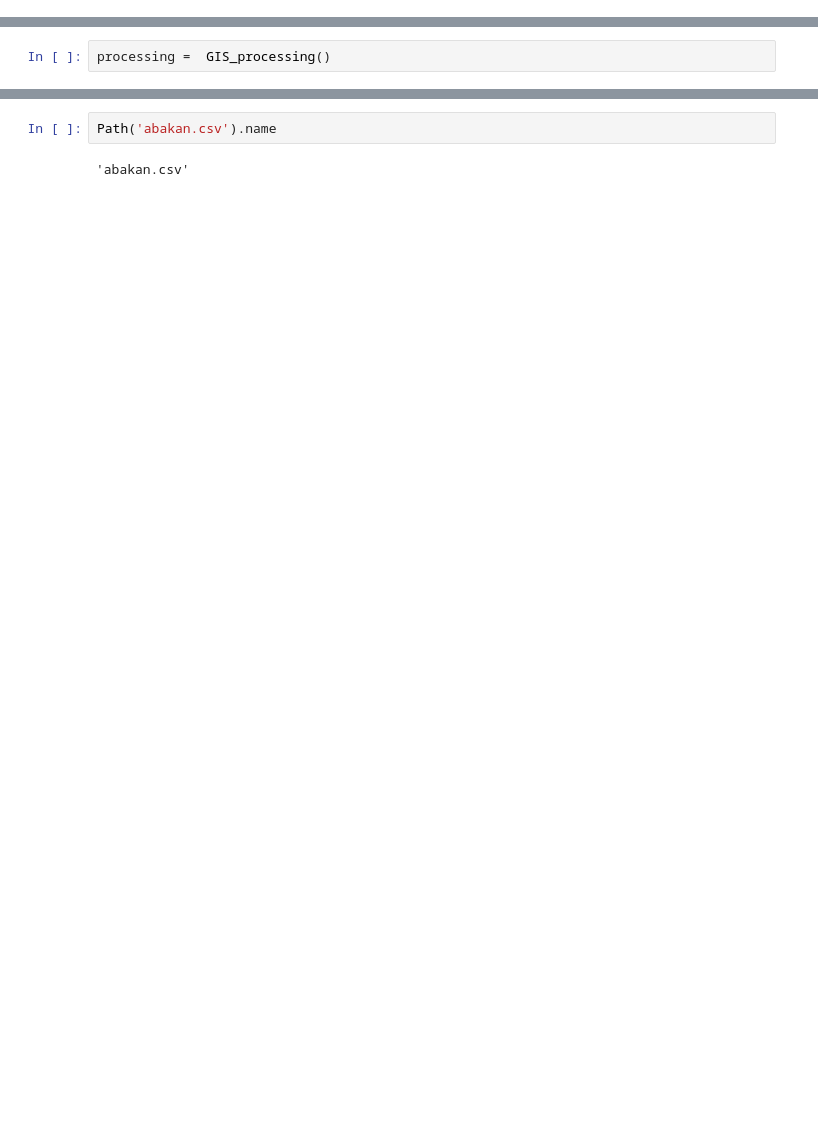
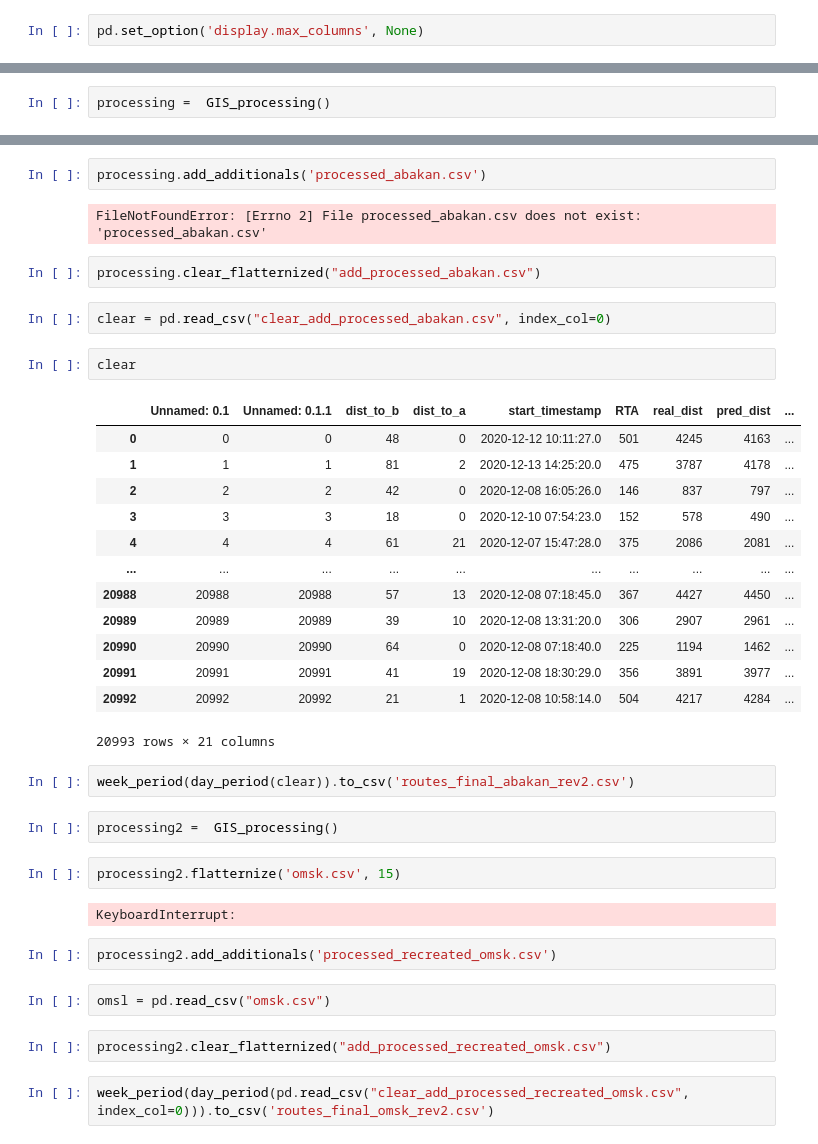
Before and after one commit to Eighonet/Graphs-and-Cakes, a Jupyter notebook: 2GIS_class.ipynb, the cells around one changed output, grey strips where cells are left out. Cells and saved outputs as stored; diff of their text form; blank space fills up the shorter version.

```diff
--- a/2GIS_class.ipynb
+++ b/2GIS_class.ipynb
@@ -4,6 +4,8 @@ import json
 from tqdm import tqdm
 import plotly.express as px
 from pathlib import Path
+# %%
+pd.set_option('display.max_columns', None)
 # %%
 import seaborn as sns
 
@@ -199,6 +332,42 @@ processing.flatternize('abakan.csv')
 # %% [output]
 KeyboardInterrupt:
-# %%
-Path('abakan.csv').name
-# %% [output]
-'abakan.csv'
+# %%
+processing.add_additionals('processed_abakan.csv')
+# %% [output]
+FileNotFoundError: [Errno 2] File processed_abakan.csv does not exist: 'processed_abakan.csv'
+# %%
+processing.clear_flatternized("add_processed_abakan.csv")
+# %%
+clear = pd.read_csv("clear_add_processed_abakan.csv", index_col=0)
+# %%
+clear
+# %% [output]
+|  | Unnamed: 0.1 | Unnamed: 0.1.1 | dist_to_b | dist_to_a | start_timestamp | RTA | real_dist | pred_dist | ... |
+| 0 | 0 | 0 | 48 | 0 | 2020-12-12 10:11:27.0 | 501 | 4245 | 4163 | ... |
+| 1 | 1 | 1 | 81 | 2 | 2020-12-13 14:25:20.0 | 475 | 3787 | 4178 | ... |
+| 2 | 2 | 2 | 42 | 0 | 2020-12-08 16:05:26.0 | 146 | 837 | 797 | ... |
+| 3 | 3 | 3 | 18 | 0 | 2020-12-10 07:54:23.0 | 152 | 578 | 490 | ... |
+| 4 | 4 | 4 | 61 | 21 | 2020-12-07 15:47:28.0 | 375 | 2086 | 2081 | ... |
+| ... | ... | ... | ... | ... | ... | ... | ... | ... | ... |
+| 20988 | 20988 | 20988 | 57 | 13 | 2020-12-08 07:18:45.0 | 367 | 4427 | 4450 | ... |
+| 20989 | 20989 | 20989 | 39 | 10 | 2020-12-08 13:31:20.0 | 306 | 2907 | 2961 | ... |
+| 20990 | 20990 | 20990 | 64 | 0 | 2020-12-08 07:18:40.0 | 225 | 1194 | 1462 | ... |
+| 20991 | 20991 | 20991 | 41 | 19 | 2020-12-08 18:30:29.0 | 356 | 3891 | 3977 | ... |
+| 20992 | 20992 | 20992 | 21 | 1 | 2020-12-08 10:58:14.0 | 504 | 4217 | 4284 | ... |
+20993 rows × 21 columns
+# %%
+week_period(day_period(clear)).to_csv('routes_final_abakan_rev2.csv')
+# %%
+processing2 =  GIS_processing()
+# %%
+processing2.flatternize('omsk.csv', 15)
+# %% [output]
+KeyboardInterrupt:
+# %%
+processing2.add_additionals('processed_recreated_omsk.csv')
+# %%
+omsl = pd.read_csv("omsk.csv")
+# %%
+processing2.clear_flatternized("add_processed_recreated_omsk.csv")
+# %%
+week_period(day_period(pd.read_csv("clear_add_processed_recreated_omsk.csv", index_col=0))).to_csv('routes_final_omsk_rev2.csv')
```
Also changed, not shown: parts of 29 cells of this notebook.
